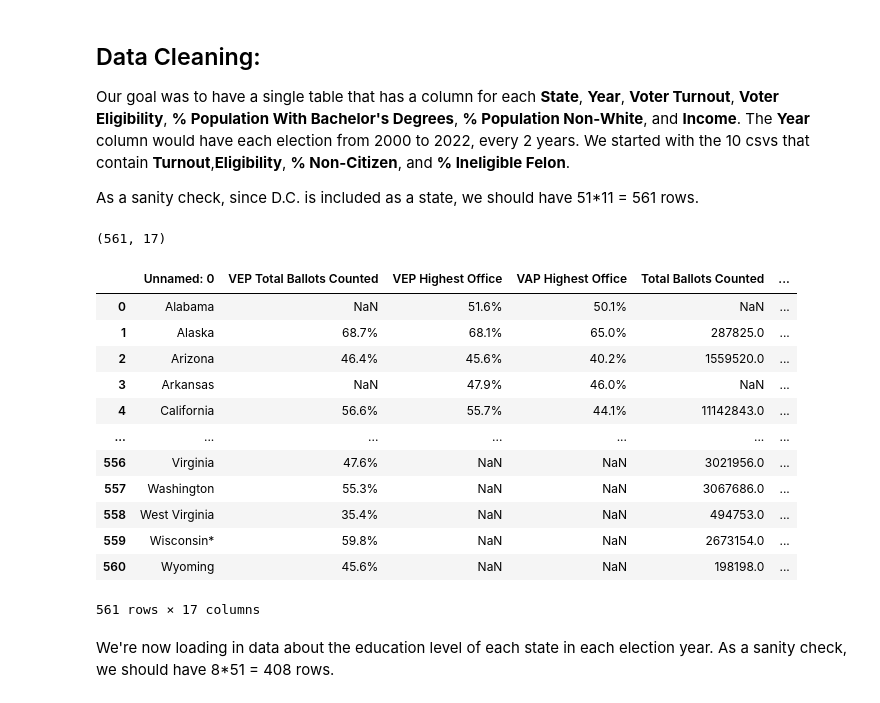
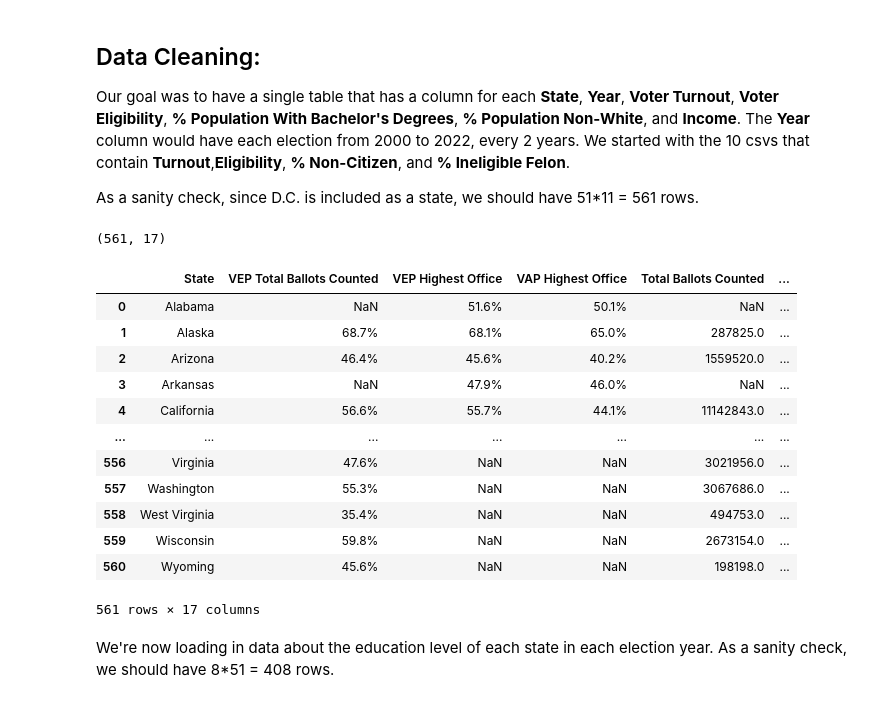
Before and after one commit to nikhilc52/info2950, a Jupyter notebook: ElectionDemographics.ipynb, the cells around one changed output. Cells and saved outputs as stored; diff of their text form; code cells hidden in the pictures.

```diff
--- a/ElectionDemographics.ipynb
+++ b/ElectionDemographics.ipynb
@@ -57,34 +57,35 @@ election_year_data_2014 = pd.read_csv('data/election_2014.csv', skiprows=[0,2] ,
 election_year_data_2014['Year'] = 2014
 
 election_year_data_2016 = pd.read_csv('data/election_2016.csv', skiprows=[0,2] , thousands=",")
 election_year_data_2016['Year'] = 2016
 
 election_year_data_2018 = pd.read_csv('data/election_2018.csv', skiprows=[0,2] , thousands=",")
 election_year_data_2018['Year'] = 2018
 
 election_year_data_2020 = pd.read_csv('data/election_2020.csv', skiprows=[0,2] , thousands=",")
 election_year_data_2020['Year'] = 2020
 
 election_year_data_2022 = pd.read_csv('data/election_2022.csv', skiprows=[0,2] , thousands=",")
 election_year_data_2022['Year'] = 2022
 
 election_year_data = pd.concat([election_year_data_2000,
                                 election_year_data_2002,
                                 election_year_data_2004,
                                 election_year_data_2008,
                                 election_year_data_2010,
                                 election_year_data_2012,
                                 election_year_data_2014,
                                 election_year_data_2016,
                                 election_year_data_2018,
                                 election_year_data_2020,
                                 election_year_data_2022],ignore_index=True)
 
 print(election_year_data.shape)
+election_year_data = election_year_data.rename(columns={'Unnamed: 0':'State'})
 election_year_data
 # %% [output]
 (561, 17)
-|  | Unnamed: 0 | VEP Total Ballots Counted | VEP Highest Office | VAP Highest Office | Total Ballots Counted | ... |
+|  | State | VEP Total Ballots Counted | VEP Highest Office | VAP Highest Office | Total Ballots Counted | ... |
 | 0 | Alabama | NaN | 51.6% | 50.1% | NaN | ... |
 | 1 | Alaska | 68.7% | 68.1% | 65.0% | 287825.0 | ... |
 | 2 | Arizona | 46.4% | 45.6% | 40.2% | 1559520.0 | ... |
@@ -94,7 +95,7 @@ election_year_data
 | 556 | Virginia | 47.6% | NaN | NaN | 3021956.0 | ... |
 | 557 | Washington | 55.3% | NaN | NaN | 3067686.0 | ... |
 | 558 | West Virginia | 35.4% | NaN | NaN | 494753.0 | ... |
-| 559 | Wisconsin* | 59.8% | NaN | NaN | 2673154.0 | ... |
+| 559 | Wisconsin | 59.8% | NaN | NaN | 2673154.0 | ... |
 | 560 | Wyoming | 45.6% | NaN | NaN | 198198.0 | ... |
 561 rows × 17 columns
 # %% [markdown]
```
Also changed, not shown: parts of 5 cells of this notebook, 3 other files.
